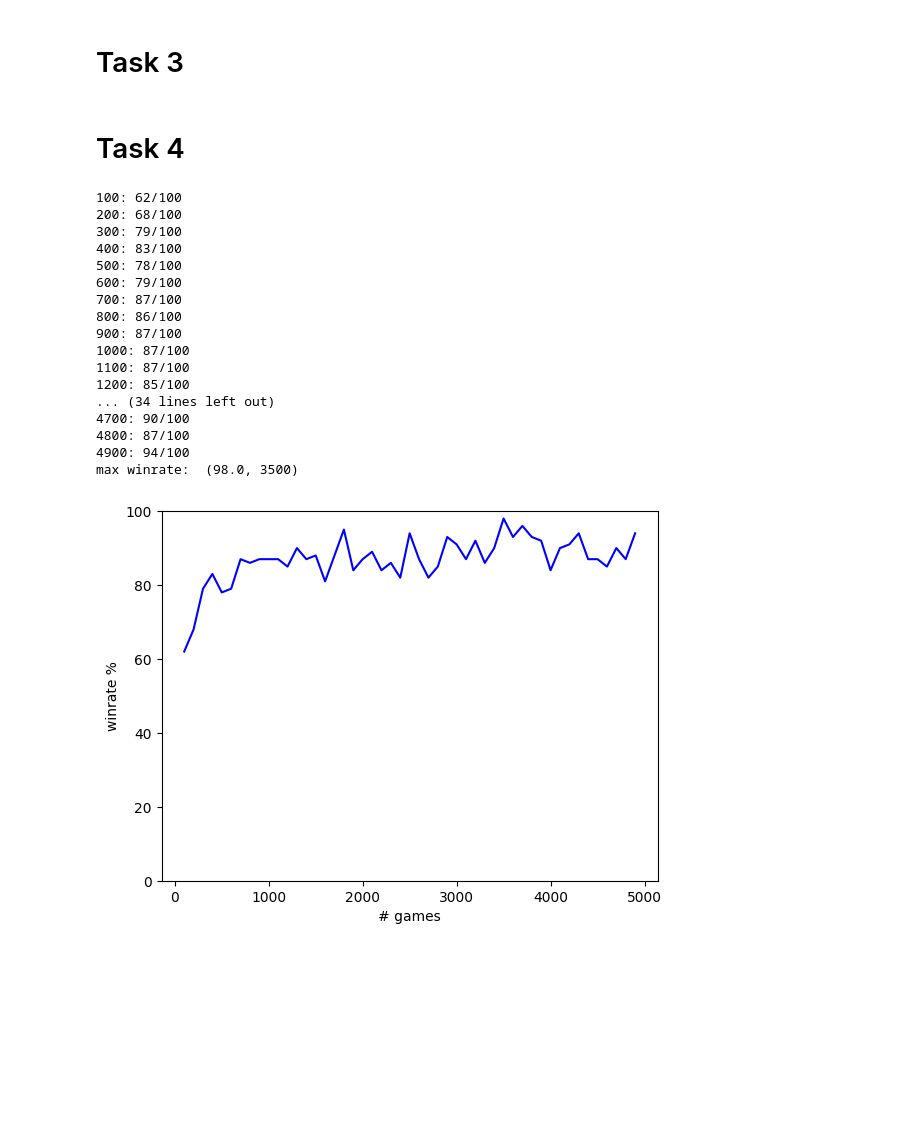
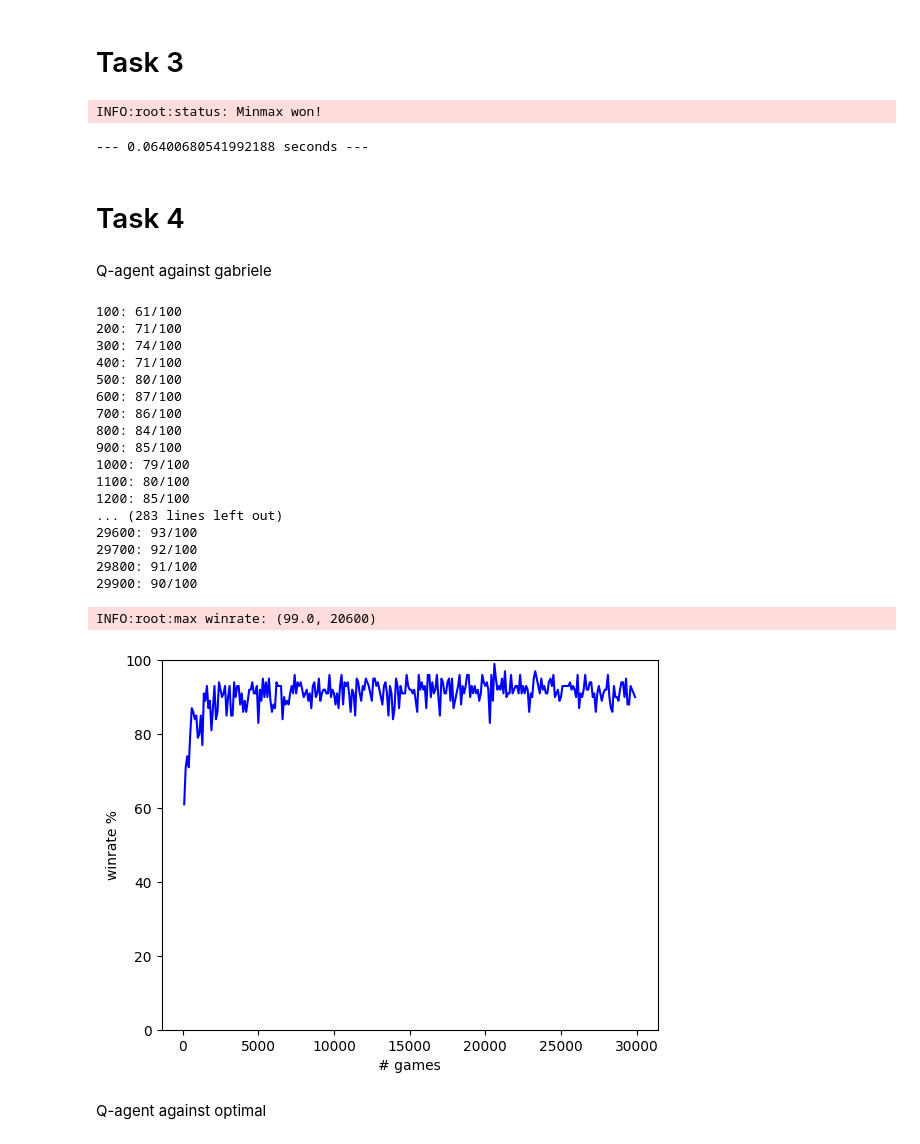
Before and after one commit to Peipi98/computational_intelligence, a Jupyter notebook: lab3/lab3_nim.ipynb, the cells around one changed output. Drawn from its saved outputs; the diff is of its cells as text; code cells hidden in the pictures; blank space fills up the shorter version.

```diff
--- a/lab3/lab3_nim.ipynb
+++ b/lab3/lab3_nim.ipynb
@@ -114,5 +117,14 @@ genome1 = {'alpha': 0.8191618758747532, 'beta': 0.10484407005864857}
 challenge(genome0, strategy_0, genome1, strategy_1)
 # %% [markdown]
 # Task 3
+# %%
+opponent_strategy = pure_random
+#opponent_strategy = optimal_strategy
+is_opponent_starting = True
+
+task_3_run(pure_random, is_opponent_starting)
+# %% [output]
+INFO:root:status: Minmax won!
+--- 0.06400680541992188 seconds ---
 # %% [markdown]
 # Task 4
@@ -119,32 +135,35 @@ challenge(genome0, strategy_0, genome1, strategy_1)
+# %% [markdown]
+Q-agent against gabriele
 # %%
-# alpha = 0.3, gamma = 0.9, epsilon = 0.1 -> (max_winrate, iteration) = (96.0, 4300)
-
 info = {
     'alpha': 0.3,  # learning rate
     'gamma': 0.9,  # memory
     'epsilon': 0.1 # chance of making a random move
 }
 
-task4_Q(info)
+task4_Q(info, 5, 30000)
 # %% [output]
-100: 62/100
-200: 68/100
-300: 79/100
-400: 83/100
-500: 78/100
-600: 79/100
-700: 87/100
-800: 86/100
-900: 87/100
-1000: 87/100
-1100: 87/100
+100: 61/100
+200: 71/100
+300: 74/100
+400: 71/100
+500: 80/100
+600: 87/100
+700: 86/100
+800: 84/100
+900: 85/100
+1000: 79/100
+1100: 80/100
 1200: 85/100
-... (34 lines left out)
-4700: 90/100
-4800: 87/100
-4900: 94/100
-max winrate:  (98.0, 3500)
+... (283 lines left out)
+29600: 93/100
+29700: 92/100
+29800: 91/100
+29900: 90/100
+INFO:root:max winrate: (99.0, 20600)
-[figure, old version]
+[figure, new version]
+# %% [markdown]
+Q-agent against optimal
 # %%
 info = {
     'alpha': 0.3,  # learning rate
```
Also changed, not shown: parts of 10 cells of this notebook, 4 other files.
